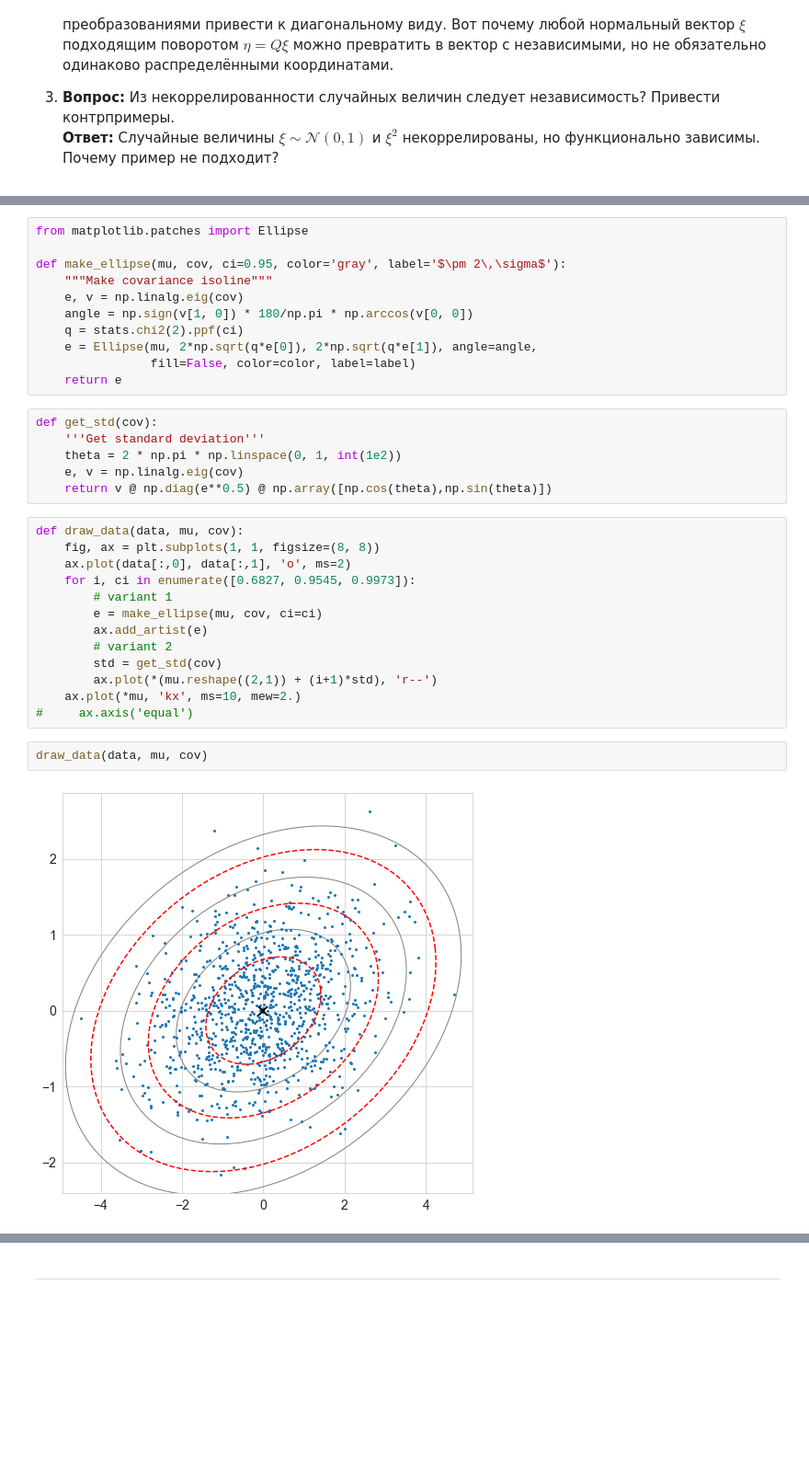
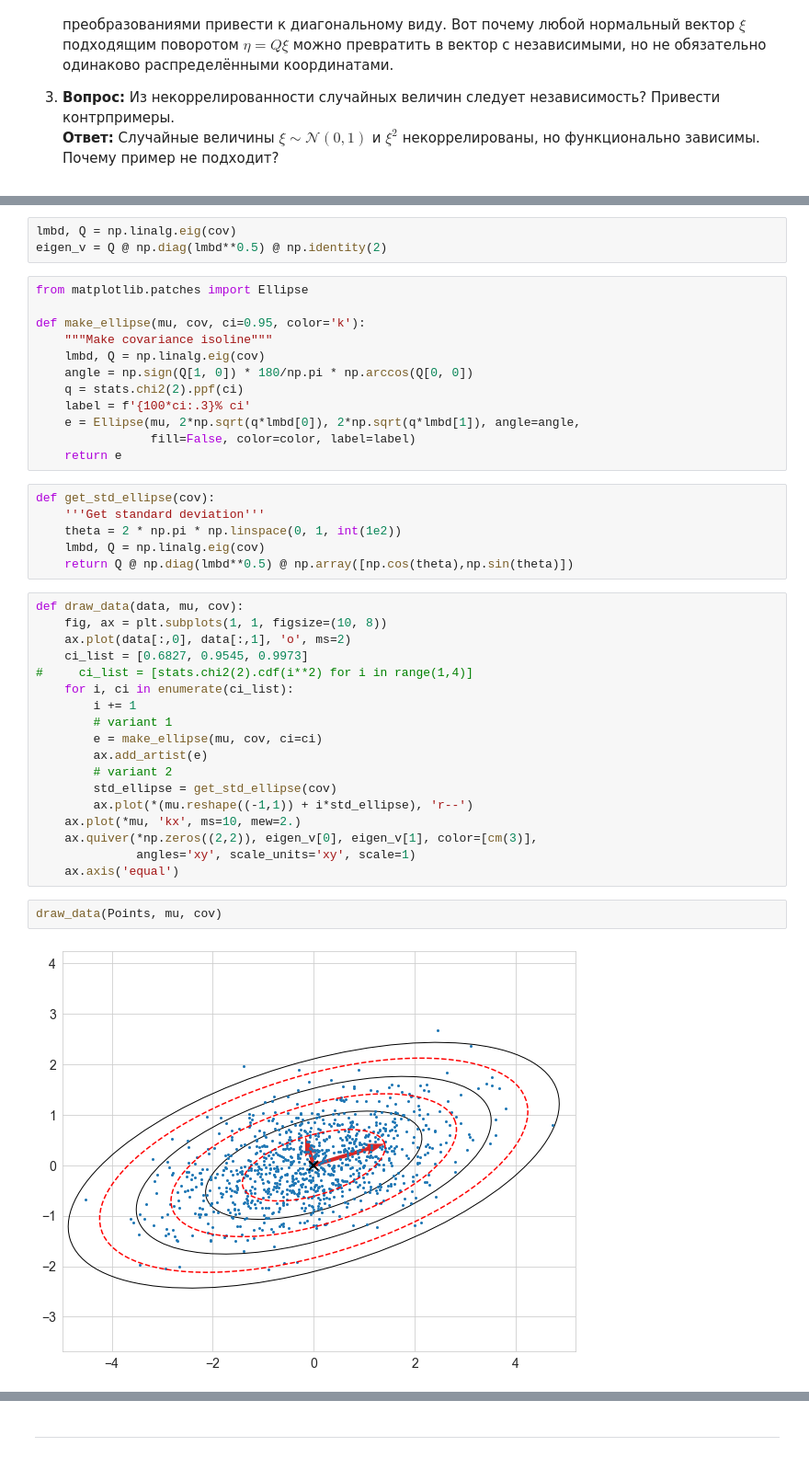
Before and after one commit to aa-savelyev/DaOptSm, a Jupyter notebook: 2.PT/control/Control.ipynb, the cells around one changed output, grey strips where cells are left out. Shown at 92% size. Drawn from its saved outputs; the diff is of its cells as text; blank space fills up the shorter version.

```diff
--- a/2.PT/control/Control.ipynb
+++ b/2.PT/control/Control.ipynb
@@ -83,34 +101,43 @@ data = stats.multivariate_normal.rvs(mu, cov, size=N, random_state=42)
+# %%
+lmbd, Q = np.linalg.eig(cov)
+eigen_v = Q @ np.diag(lmbd**0.5) @ np.identity(2)
 # %%
 from matplotlib.patches import Ellipse
 
-def make_ellipse(mu, cov, ci=0.95, color='gray', label='$\pm 2\,\sigma$'):
+def make_ellipse(mu, cov, ci=0.95, color='k'):
     """Make covariance isoline"""
-    e, v = np.linalg.eig(cov)
-    angle = np.sign(v[1, 0]) * 180/np.pi * np.arccos(v[0, 0])
+    lmbd, Q = np.linalg.eig(cov)
+    angle = np.sign(Q[1, 0]) * 180/np.pi * np.arccos(Q[0, 0])
     q = stats.chi2(2).ppf(ci)
-    e = Ellipse(mu, 2*np.sqrt(q*e[0]), 2*np.sqrt(q*e[1]), angle=angle,
+    label = f'{100*ci:.3}% ci'
+    e = Ellipse(mu, 2*np.sqrt(q*lmbd[0]), 2*np.sqrt(q*lmbd[1]), angle=angle,
                 fill=False, color=color, label=label)
     return e
 # %%
-def get_std(cov):
+def get_std_ellipse(cov):
     '''Get standard deviation'''
     theta = 2 * np.pi * np.linspace(0, 1, int(1e2))
-    e, v = np.linalg.eig(cov)
-    return v @ np.diag(e**0.5) @ np.array([np.cos(theta),np.sin(theta)])
+    lmbd, Q = np.linalg.eig(cov)
+    return Q @ np.diag(lmbd**0.5) @ np.array([np.cos(theta),np.sin(theta)])
 # %%
 def draw_data(data, mu, cov):
-    fig, ax = plt.subplots(1, 1, figsize=(8, 8))
+    fig, ax = plt.subplots(1, 1, figsize=(10, 8))
     ax.plot(data[:,0], data[:,1], 'o', ms=2)
-    for i, ci in enumerate([0.6827, 0.9545, 0.9973]):
+    ci_list = [0.6827, 0.9545, 0.9973]
+#     ci_list = [stats.chi2(2).cdf(i**2) for i in range(1,4)]
+    for i, ci in enumerate(ci_list):
+        i += 1
         # variant 1
         e = make_ellipse(mu, cov, ci=ci)
         ax.add_artist(e)
         # variant 2
-        std = get_std(cov)
-        ax.plot(*(mu.reshape((2,1)) + (i+1)*std), 'r--')
+        std_ellipse = get_std_ellipse(cov)
+        ax.plot(*(mu.reshape((-1,1)) + i*std_ellipse), 'r--')
     ax.plot(*mu, 'kx', ms=10, mew=2.)
-#     ax.axis('equal')
+    ax.quiver(*np.zeros((2,2)), eigen_v[0], eigen_v[1], color=[cm(3)],
+              angles='xy', scale_units='xy', scale=1)
+    ax.axis('equal')
 # %%
-draw_data(data, mu, cov)
+draw_data(Points, mu, cov)
 # %% [output]
-[figure, old version]
+[figure, new version]
```
Also changed, not shown: parts of 13 cells of this notebook, 10 other files.
